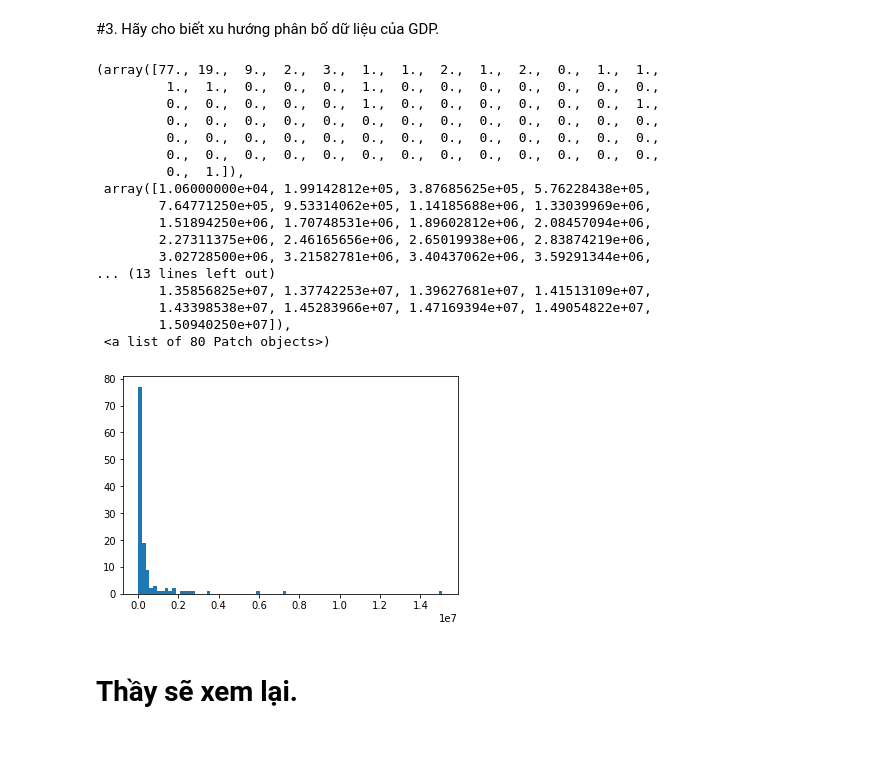
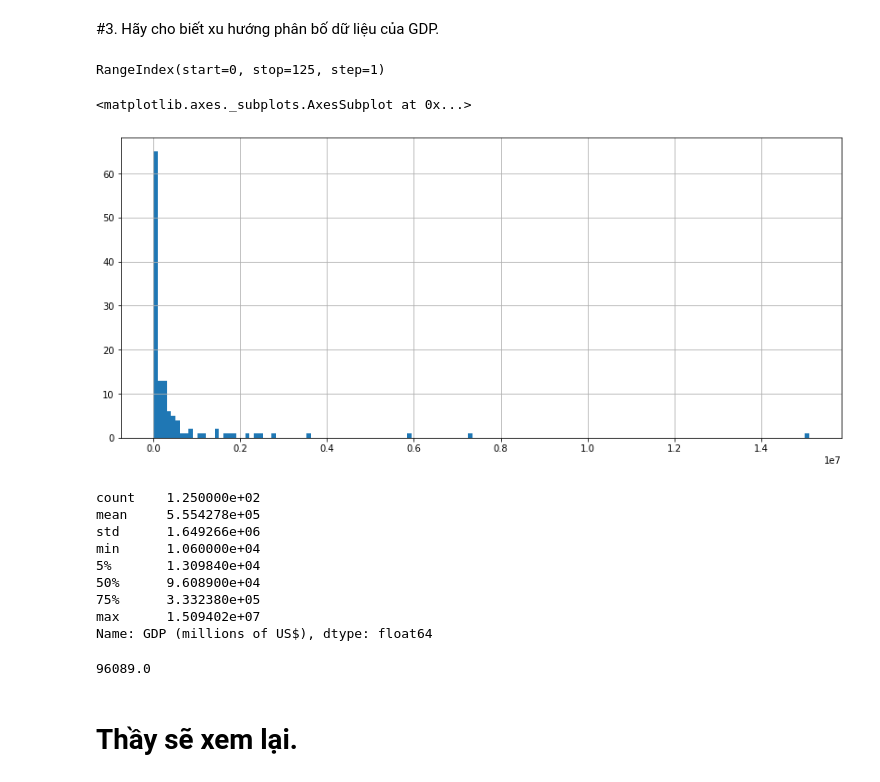
Before and after one commit to hainmit09/DataAnalysis, a Jupyter notebook: Pandas_2_Bài_tập_1.ipynb, the cells around one changed output. Saved outputs shown, nothing was run; the diff lists cells and outputs as text; code cells hidden in the pictures; blank space fills up the shorter version.

```diff
--- a/Pandas_2_Bài_tập_1.ipynb
+++ b/Pandas_2_Bài_tập_1.ipynb
@@ -45,23 +45,12 @@ Giá trị nhỏ nhất của GDP 10600
 # %% [markdown]
 #3. Hãy cho biết xu hướng phân bố dữ liệu của GDP.
 # %%
-plt.hist(x=df['GDP (millions of US$)'], bins=80)
+df['GDP (millions of US$)'].index
 # %% [output]
-(array([77., 19.,  9.,  2.,  3.,  1.,  1.,  2.,  1.,  2.,  0.,  1.,  1.,
-         1.,  1.,  0.,  0.,  0.,  1.,  0.,  0.,  0.,  0.,  0.,  0.,  0.,
-         0.,  0.,  0.,  0.,  0.,  1.,  0.,  0.,  0.,  0.,  0.,  0.,  1.,
-         0.,  0.,  0.,  0.,  0.,  0.,  0.,  0.,  0.,  0.,  0.,  0.,  0.,
-         0.,  0.,  0.,  0.,  0.,  0.,  0.,  0.,  0.,  0.,  0.,  0.,  0.,
-         0.,  0.,  0.,  0.,  0.,  0.,  0.,  0.,  0.,  0.,  0.,  0.,  0.,
-         0.,  1.]),
- array([1.06000000e+04, 1.99142812e+05, 3.87685625e+05, 5.76228438e+05,
-        7.64771250e+05, 9.53314062e+05, 1.14185688e+06, 1.33039969e+06,
-        1.51894250e+06, 1.70748531e+06, 1.89602812e+06, 2.08457094e+06,
-        2.27311375e+06, 2.46165656e+06, 2.65019938e+06, 2.83874219e+06,
-        3.02728500e+06, 3.21582781e+06, 3.40437062e+06, 3.59291344e+06,
-... (13 lines left out)
-        1.35856825e+07, 1.37742253e+07, 1.39627681e+07, 1.41513109e+07,
-        1.43398538e+07, 1.45283966e+07, 1.47169394e+07, 1.49054822e+07,
-        1.50940250e+07]),
- <a list of 80 Patch objects>)
+RangeIndex(start=0, stop=125, step=1)
-[figure, removed]
+# %%
+# df['GDP (millions of US$)'].plot(figsize=(14,6))
+df['GDP (millions of US$)'].hist(bins=150, figsize=(14,6))
+# %% [output]
+<matplotlib.axes._subplots.AxesSubplot at 0x...>
+[figure, added]
@@ -68,2 +64,18 @@ plt.hist(x=df['GDP (millions of US$)'], bins=80)
+# %%
+df['GDP (millions of US$)'].describe(percentiles=[.5, .05, .75])
+# %% [output]
+count    1.250000e+02
+mean     5.554278e+05
+std      1.649266e+06
+min      1.060000e+04
+5%       1.309840e+04
+50%      9.608900e+04
+75%      3.332380e+05
+max      1.509402e+07
+Name: GDP (millions of US$), dtype: float64
+# %%
+df['GDP (millions of US$)'].quantile()
+# %% [output]
+96089.0
 # %% [markdown]
 # Thầy sẽ xem lại.
```
Also changed, not shown: parts of 42 cells of this notebook.
